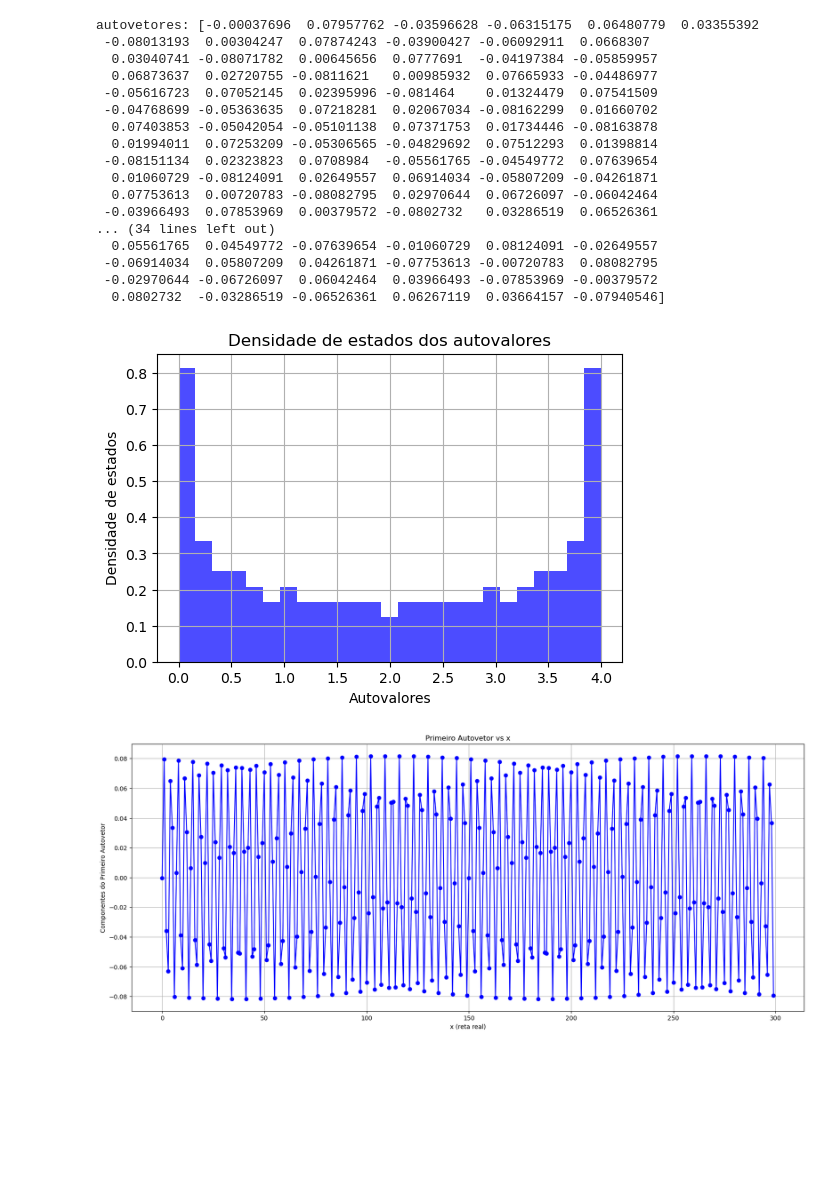
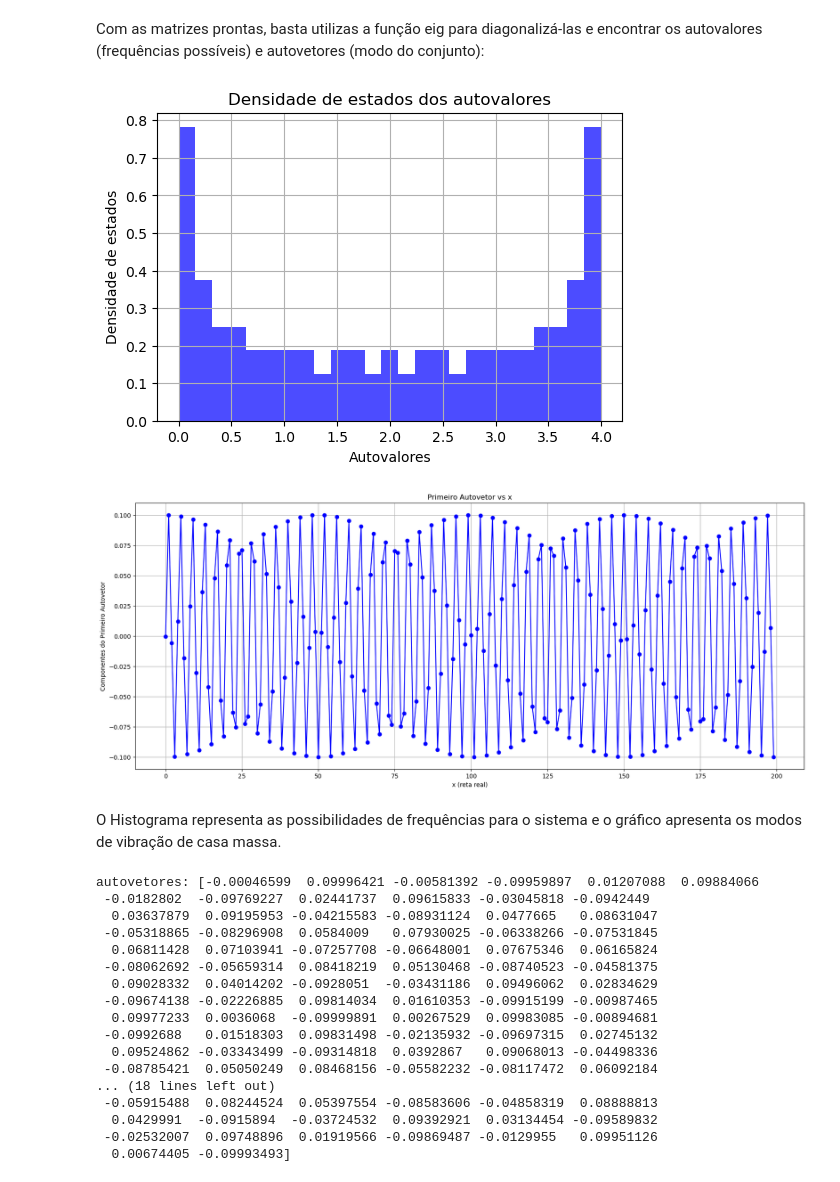
Before and after one commit to enzo-souza/Autovalores-e-Autovetores-de-um-sistema-massa-mola-circular, a Jupyter notebook: homogêneo.ipynb, the cells around one changed output. Drawn from its saved outputs; the diff is of its cells as text; code cells hidden in the pictures; blank space fills up the shorter version.

```diff
--- a/homogêneo.ipynb
+++ b/homogêneo.ipynb
@@ -76,64 +98,59 @@ for p in matriz:
+# %% [markdown]
+Com as matrizes prontas, basta utilizas a função eig para diagonalizá-las e encontrar os autovalores (frequências possíveis) e autovetores (modo do conjunto):
 # %%
 import matplotlib.pyplot as plt
 
-# Calcula os autovalores da matriz
+# Calcula os autovalores da matriz usando a biblioteca NumPy eig:
 autovalores, autovetores  = np.linalg.eig(matriz)
 
+#Na biblioteca eig, os autovetores são retornados na coluna, então precisamos transpor a matriz de autovetores para obter os autovetores como linhas.
 autovalores.argsort()
 autovetores.T
-print("autovetores:", autovetores[:,-1])
-
-'''avt = []
-print("Autovalores:", autovalores)
-
-
-print("Autovetores[0]:")
-for q in range(0,n):
-    avt.append(autovetores[:,q][0])
-
-avt.sort()
-
-
-for q in avt:
-    print(q)'''
+#print("autovetores:", autovetores[:,-1])
 
 
 # Plota a densidade de estados (histograma dos autovalores)
 plt.figure(figsize=(6,4))
 plt.hist(autovalores, bins=25, density=True, alpha=0.7, color='blue')
 plt.xlabel('Autovalores')
 plt.ylabel('Densidade de estados')
 plt.title('Densidade de estados dos autovalores')
 plt.grid(True)
 plt.show()
 
 
 # Plota o primeiro autovetor em função de uma reta real x
 x = np.arange(n)
 plt.figure(figsize=(20,8))
 plt.plot(x, autovetores[:,-1], marker='o', linestyle='-', color='blue')
 plt.xlabel('x (reta real)')
 plt.ylabel('Componentes do Primeiro Autovetor')
 plt.title('Primeiro Autovetor vs x')
 plt.grid(True)
 plt.show()
 # %% [output]
-autovetores: [-0.00037696  0.07957762 -0.03596628 -0.06315175  0.06480779  0.03355392
- -0.08013193  0.00304247  0.07874243 -0.03900427 -0.06092911  0.0668307
-  0.03040741 -0.08071782  0.00645656  0.0777691  -0.04197384 -0.05859957
-  0.06873637  0.02720755 -0.0811621   0.00985932  0.07665933 -0.04486977
- -0.05616723  0.07052145  0.02395996 -0.081464    0.01324479  0.07541509
- -0.04768699 -0.05363635  0.07218281  0.02067034 -0.08162299  0.01660702
-  0.07403853 -0.05042054 -0.05101138  0.07371753  0.01734446 -0.08163878
-  0.01994011  0.07253209 -0.05306565 -0.04829692  0.07512293  0.01398814
- -0.08151134  0.02323823  0.0708984  -0.05561765 -0.04549772  0.07639654
-  0.01060729 -0.08124091  0.02649557  0.06914034 -0.05807209 -0.04261871
-  0.07753613  0.00720783 -0.08082795  0.02970644  0.06726097 -0.06042464
- -0.03966493  0.07853969  0.00379572 -0.0802732   0.03286519  0.06526361
-... (34 lines left out)
-  0.05561765  0.04549772 -0.07639654 -0.01060729  0.08124091 -0.02649557
- -0.06914034  0.05807209  0.04261871 -0.07753613 -0.00720783  0.08082795
- -0.02970644 -0.06726097  0.06042464  0.03966493 -0.07853969 -0.00379572
-  0.0802732  -0.03286519 -0.06526361  0.06267119  0.03664157 -0.07940546]
-[figure, old version]
+[figure, new version]
-[figure, old version]
+[figure, new version]
+# %% [markdown]
+O Histograma representa as possibilidades de frequências para o sistema e o gráfico apresenta os modos de vibração de casa massa.
+# %%
+#caso queira ver os autovetores:
+print("autovetores:", autovetores[:,-1])
+# %% [output]
+autovetores: [-0.00046599  0.09996421 -0.00581392 -0.09959897  0.01207088  0.09884066
+ -0.0182802  -0.09769227  0.02441737  0.09615833 -0.03045818 -0.0942449
+  0.03637879  0.09195953 -0.04215583 -0.08931124  0.0477665   0.08631047
+ -0.05318865 -0.08296908  0.0584009   0.07930025 -0.06338266 -0.07531845
+  0.06811428  0.07103941 -0.07257708 -0.06648001  0.07675346  0.06165824
+ -0.08062692 -0.05659314  0.08418219  0.05130468 -0.08740523 -0.04581375
+  0.09028332  0.04014202 -0.0928051  -0.03431186  0.09496062  0.02834629
+ -0.09674138 -0.02226885  0.09814034  0.01610353 -0.09915199 -0.00987465
+  0.09977233  0.0036068  -0.09999891  0.00267529  0.09983085 -0.00894681
+ -0.0992688   0.01518303  0.09831498 -0.02135932 -0.09697315  0.02745132
+  0.09524862 -0.03343499 -0.09314818  0.0392867   0.09068013 -0.04498336
+ -0.08785421  0.05050249  0.08468156 -0.05582232 -0.08117472  0.06092184
+... (18 lines left out)
+ -0.05915488  0.08244524  0.05397554 -0.08583606 -0.04858319  0.08888813
+  0.0429991  -0.0915894  -0.03724532  0.09392921  0.03134454 -0.09589832
+ -0.02532007  0.09748896  0.01919566 -0.09869487 -0.0129955   0.09951126
+  0.00674405 -0.09993493]
```
Also changed, not shown: parts of 10 cells of this notebook, 1 other file.
